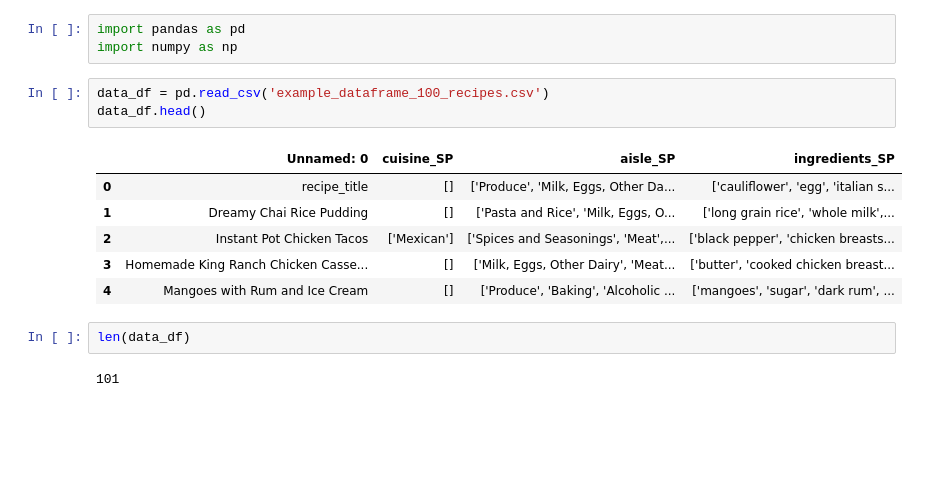
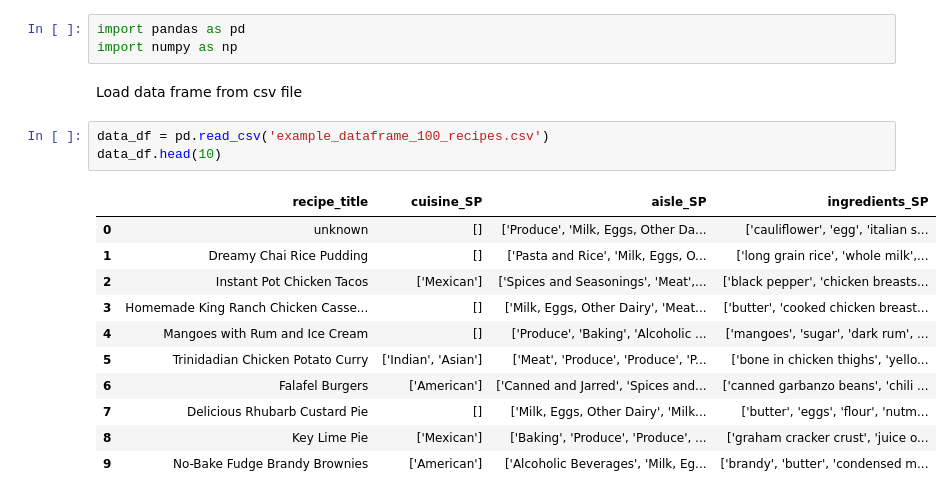
Before and after one commit to ccwillmore/Recipe_project, a Jupyter notebook: initial_processing_dataframe.ipynb, the cells around one changed output. Drawn from its saved outputs; the diff is of its cells as text; blank space fills up the shorter version.

Commit message:
used sample dataset to create mexican recipe dataframe

```diff
--- a/initial_processing_dataframe.ipynb
+++ b/initial_processing_dataframe.ipynb
@@ -1,17 +1,20 @@
 # %%
 import pandas as pd
 import numpy as np
+# %% [markdown]
+Load data frame from csv file
 # %%
 data_df = pd.read_csv('example_dataframe_100_recipes.csv')
-data_df.head()
+data_df.head(10)
 # %% [output]
-|  | Unnamed: 0 | cuisine_SP | aisle_SP | ingredients_SP |
-| 0 | recipe_title | [] | ['Produce', 'Milk, Eggs, Other Da... | ['cauliflower', 'egg', 'italian s... |
+|  | recipe_title | cuisine_SP | aisle_SP | ingredients_SP |
+| 0 | unknown | [] | ['Produce', 'Milk, Eggs, Other Da... | ['cauliflower', 'egg', 'italian s... |
 | 1 | Dreamy Chai Rice Pudding | [] | ['Pasta and Rice', 'Milk, Eggs, O... | ['long grain rice', 'whole milk',... |
 | 2 | Instant Pot Chicken Tacos | ['Mexican'] | ['Spices and Seasonings', 'Meat',... | ['black pepper', 'chicken breasts... |
 | 3 | Homemade King Ranch Chicken Casse... | [] | ['Milk, Eggs, Other Dairy', 'Meat... | ['butter', 'cooked chicken breast... |
 | 4 | Mangoes with Rum and Ice Cream | [] | ['Produce', 'Baking', 'Alcoholic ... | ['mangoes', 'sugar', 'dark rum', ... |
+| 5 | Trinidadian Chicken Potato Curry | ['Indian', 'Asian'] | ['Meat', 'Produce', 'Produce', 'P... | ['bone in chicken thighs', 'yello... |
+| 6 | Falafel Burgers | ['American'] | ['Canned and Jarred', 'Spices and... | ['canned garbanzo beans', 'chili ... |
+| 7 | Delicious Rhubarb Custard Pie | [] | ['Milk, Eggs, Other Dairy', 'Milk... | ['butter', 'eggs', 'flour', 'nutm... |
+| 8 | Key Lime Pie | ['Mexican'] | ['Baking', 'Produce', 'Produce', ... | ['graham cracker crust', 'juice o... |
+| 9 | No-Bake Fudge Brandy Brownies | ['American'] | ['Alcoholic Beverages', 'Milk, Eg... | ['brandy', 'butter', 'condensed m... |
-# %%
-len(data_df)
-# %% [output]
-101
```
Also changed, not shown: parts of 23 cells of this notebook.
